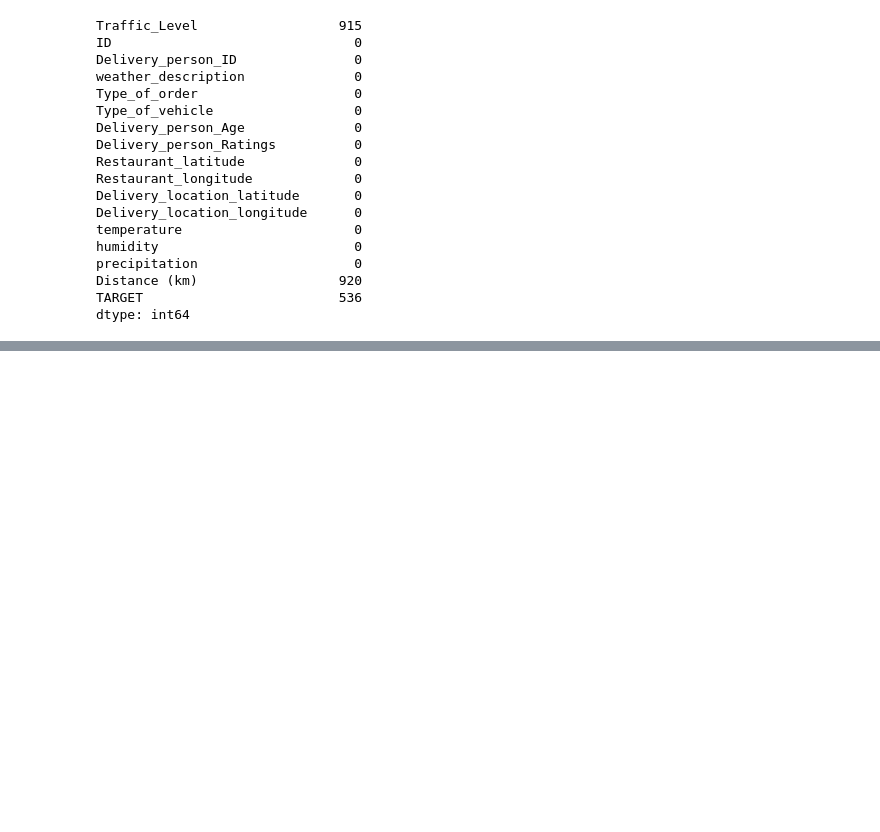
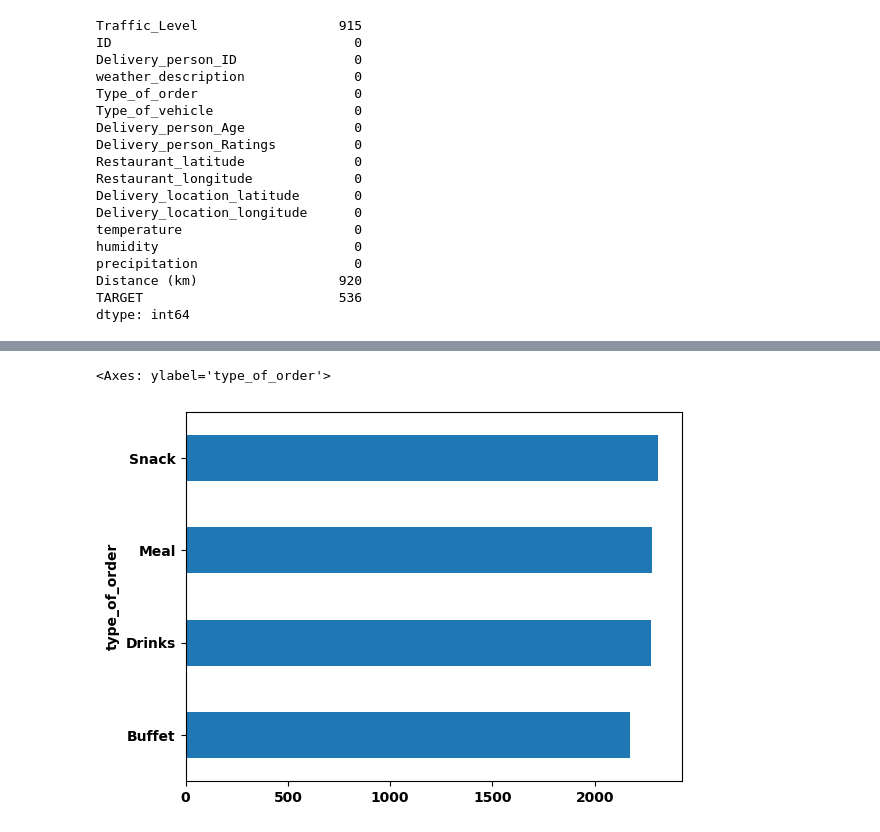
Before and after one commit to McNuggetsIT/FoodDeliveryTime, a Jupyter notebook: Fdt.ipynb, the cells around one changed output, grey strips where cells are left out. Drawn from its saved outputs; the diff is of its cells as text; code cells hidden in the pictures; blank space fills up the shorter version.

```diff
--- a/Fdt.ipynb
+++ b/Fdt.ipynb
@@ -231,0 +176,5 @@ plt.show()
+# %%
+handler.df['type_of_order'].value_counts().sort_values().plot(kind='barh')
+# %% [output]
+<Axes: ylabel='type_of_order'>
+[figure, added]
```
Also changed, not shown: parts of 31 cells of this notebook, 1 other file.
